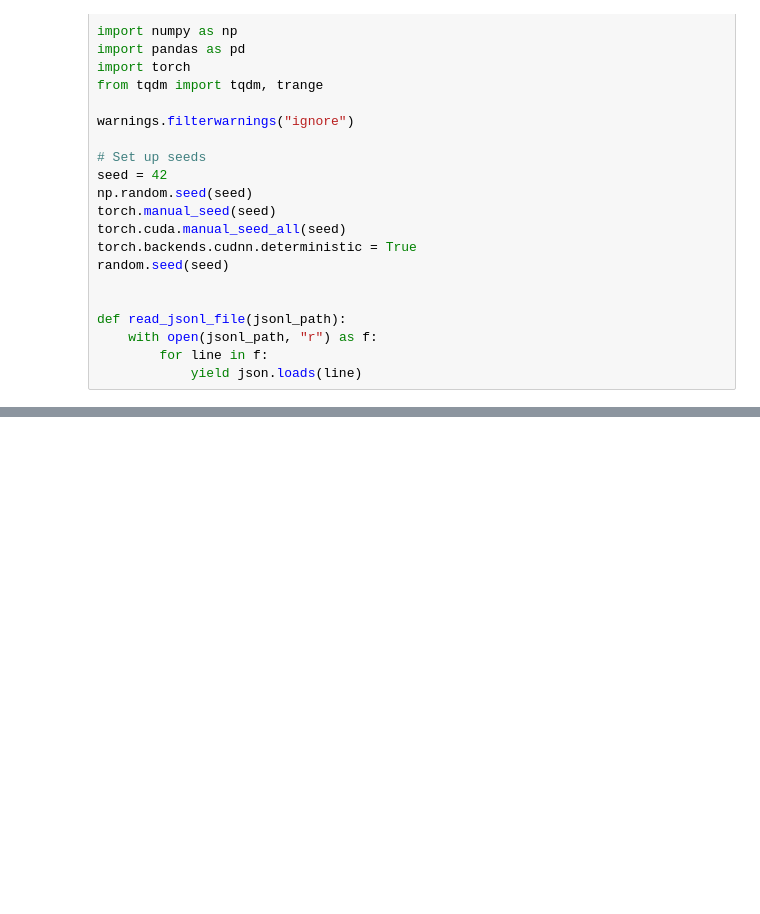
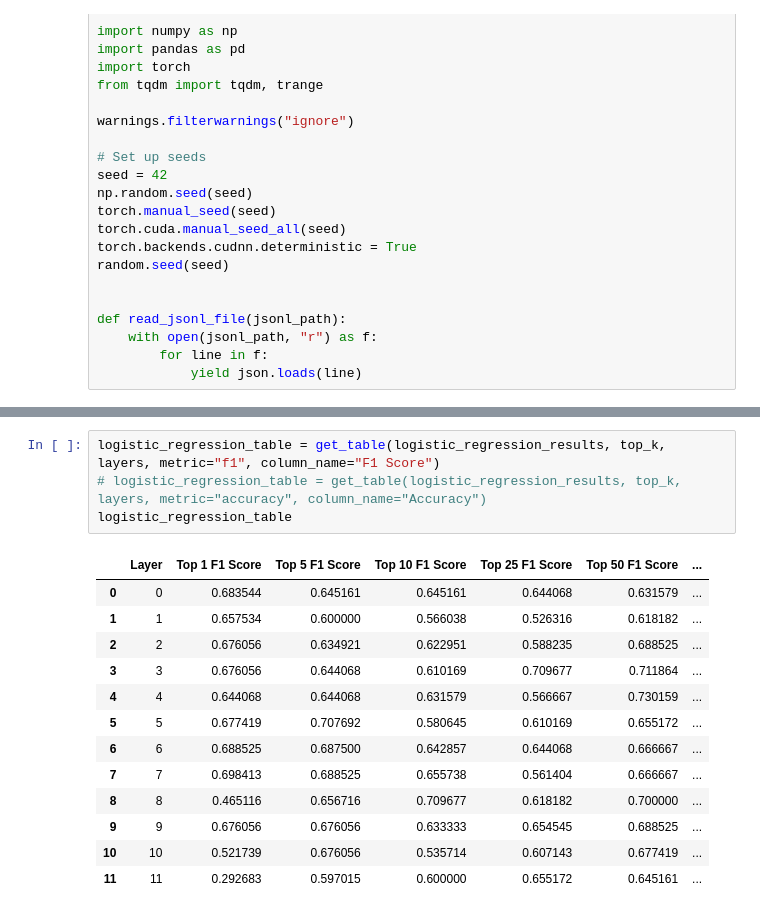
Before and after one commit to rufimelo99/SAE-Java-Bug-Detection, a Jupyter notebook: drl_patches/sparse_autoencoders/gbug-java/ola.ipynb, the cells around one changed output, grey strips where cells are left out. Cells and saved outputs as stored; diff of their text form; blank space fills up the shorter version.

```diff
--- a/drl_patches/sparse_autoencoders/gbug-java/ola.ipynb
+++ b/drl_patches/sparse_autoencoders/gbug-java/ola.ipynb
@@ -174,0 +235,18 @@ plt.show()
+# %%
+logistic_regression_table = get_table(logistic_regression_results, top_k, layers, metric="f1", column_name="F1 Score")
+# logistic_regression_table = get_table(logistic_regression_results, top_k, layers, metric="accuracy", column_name="Accuracy")
+logistic_regression_table
+# %% [output]
+|  | Layer | Top 1 F1 Score | Top 5 F1 Score | Top 10 F1 Score | Top 25 F1 Score | Top 50 F1 Score | ... |
+| 0 | 0 | 0.683544 | 0.645161 | 0.645161 | 0.644068 | 0.631579 | ... |
+| 1 | 1 | 0.657534 | 0.600000 | 0.566038 | 0.526316 | 0.618182 | ... |
+| 2 | 2 | 0.676056 | 0.634921 | 0.622951 | 0.588235 | 0.688525 | ... |
+| 3 | 3 | 0.676056 | 0.644068 | 0.610169 | 0.709677 | 0.711864 | ... |
+| 4 | 4 | 0.644068 | 0.644068 | 0.631579 | 0.566667 | 0.730159 | ... |
+| 5 | 5 | 0.677419 | 0.707692 | 0.580645 | 0.610169 | 0.655172 | ... |
+| 6 | 6 | 0.688525 | 0.687500 | 0.642857 | 0.644068 | 0.666667 | ... |
+| 7 | 7 | 0.698413 | 0.688525 | 0.655738 | 0.561404 | 0.666667 | ... |
+| 8 | 8 | 0.465116 | 0.656716 | 0.709677 | 0.618182 | 0.700000 | ... |
+| 9 | 9 | 0.676056 | 0.676056 | 0.633333 | 0.654545 | 0.688525 | ... |
+| 10 | 10 | 0.521739 | 0.676056 | 0.535714 | 0.607143 | 0.677419 | ... |
+| 11 | 11 | 0.292683 | 0.597015 | 0.600000 | 0.655172 | 0.645161 | ... |
```
Also changed, not shown: parts of 13 cells of this notebook, 9 other files.
